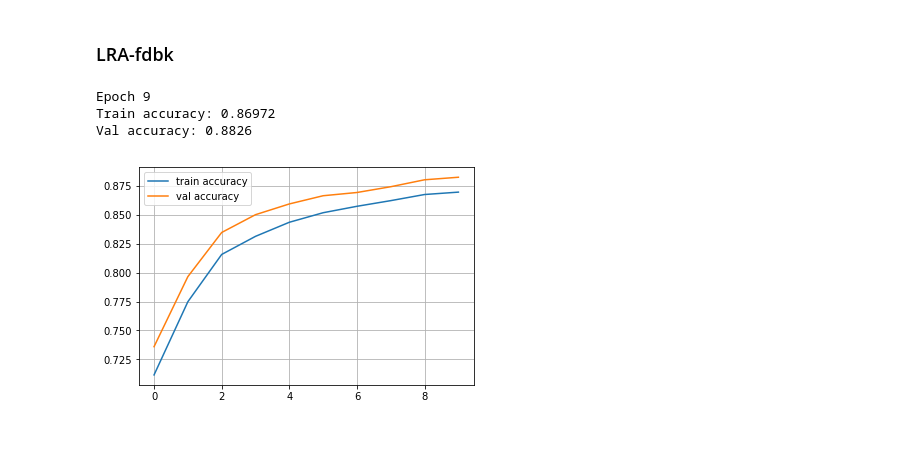
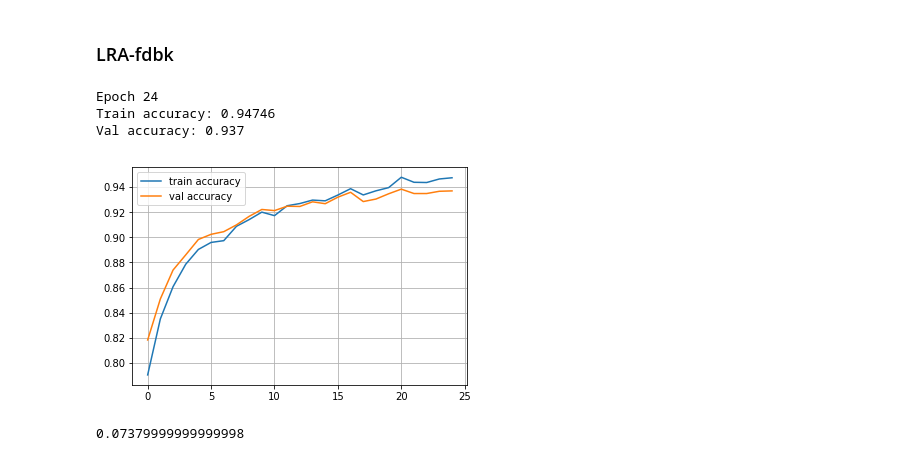
Before and after one commit to numb3r33/mltudes, a Jupyter notebook: ipynb/LRA/LRA-fdbk.ipynb, the cells around one changed output. Saved outputs shown, nothing was run; the diff lists cells and outputs as text; code cells hidden in the pictures.

```diff
--- a/ipynb/LRA/LRA-fdbk.ipynb
+++ b/ipynb/LRA/LRA-fdbk.ipynb
@@ -6,3 +6,6 @@ print(torch.__version__)
 np.random.seed(42)
 # %% [output]
 0.4.1
+# %%
+device = 'cuda' if torch.cuda.is_available() else 'cpu'
+print(device)
@@ -64,9 +70,9 @@ for i in range(4):
 # %% [output]
 [figure]
 # %%
-X_train = torch.from_numpy(X_train).float().to('cuda')
-X_val   = torch.from_numpy(X_val).float().to('cuda')
-X_test  = torch.from_numpy(X_test).float().to('cuda')
+X_train = torch.from_numpy(X_train).float().to(device)
+X_val   = torch.from_numpy(X_val).float().to(device)
+X_test  = torch.from_numpy(X_test).float().to(device)
 # %%
 def forward(network, X):
     activations = []
@@ -125,7 +131,7 @@ def train(network, X, y):
     y_l_z       = z_l.copy()
     z_l_hat     = z_l.copy()
 
-    y_l_z       = z_l.copy() + [torch.from_numpy(y).long().to('cuda')]
+    y_l_z       = z_l.copy() + [torch.from_numpy(y).long().to(device)]
 
     W_grads     = []
     b_grads     = []
@@ -145,7 +151,6 @@ def train(network, X, y):
 
             # final layer negative log likelihood loss
             loss = torch.functional.F.nll_loss(scores, y_l_z[layer])
-#             print('Loss at layer : {} is: {}'.format(layer, loss))
 
             # dL / dz
             m    = y_l_z[layer - 1].shape[0]
@@ -164,18 +169,13 @@ def train(network, X, y):
             # lth layer
             mse_loss = torch.nn.MSELoss()
             loss     = mse_loss(z_l[layer], y_l_z[layer].float())
-#             print('Loss at layer : {} is: {}'.format(layer, loss))
 
-            # dL / dz
-            grad  = 2 * (z_l[layer] - y_l_z[layer]) * z_l[layer]
-
-            # dL / dh = dl / dz * dz / dh
-            grad  = grad * (1 - z_l[layer] ** 2) * 1.7159
-
-            # dL / dW, dL / db
-            W_l_grad = normalize(torch.matmul(torch.transpose(z_l[layer - 1], -1, 0), grad), c1)
+            # dL / dw, dL / db
+            grad      = 2 * (y_l_z[layer] - z_l[layer]) * (torch.tanh(h_l[layer - 1]) ** 2 - 1) * 1.7159
+            W_l_grad  = torch.matmul(torch.transpose(z_l[layer - 1], -1, 0), grad) / len(z_l[layer])
+            W_l_grad = normalize(W_l_grad, c1)
             b_l_grad = normalize(torch.matmul(torch.transpose(grad, -1, 0),
-                                              torch.ones(y_l_z[layer].shape[0], 1, device='cuda').float()).flatten(), c1)
+                                              torch.ones(y_l_z[layer].shape[0], 1, device=device).float()).flatten(), c1) / len(z_l[layer])
 
             W_grads.append(W_l_grad)
             b_grads.append(b_l_grad)
@@ -212,36 +212,47 @@ network.append(Dense(X_train.shape[1], 128))
 network.append(LecunTanh())
 network.append(Dense(128, 128))
 network.append(LecunTanh())
+network.append(Dense(128, 128))
+network.append(LecunTanh())
+network.append(Dense(128, 128))
+network.append(LecunTanh())
 network.append(Dense(128, 10))
 # %%
-for epoch in range(10):
+for epoch in range(25):
     batch_count = 0
 
-    for x_batch,y_batch in iterate_minibatches(X_train, y_train, batchsize=32, shuffle=True):
+#     print(network[2].weights[:, :10])
+
+    for x_batch,y_batch in iterate_minibatches(X_train, y_train, batchsize=50, shuffle=True):
         W_grads, b_grads = train(network, x_batch, y_batch)
         layer    = 0
 
         for l in range(2, len(network), 2):
             network[l].update(W_grads[layer], b_grads[layer])
             layer += 1
 
-    print()
-    print(network[-1].weights[:10])
+#     print(network[2].weights[:, :10])
 
+#     print()
     train_log.append(np.mean(predict(network, X_train) == y_train))
     val_log.append(np.mean(predict(network, X_val) == y_val))
 
     clear_output()
     print("Epoch",epoch)
     print("Train accuracy:",train_log[-1])
     print("Val accuracy:",val_log[-1])
     plt.plot(train_log,label='train accuracy')
     plt.plot(val_log,label='val accuracy')
     plt.legend(loc='best')
     plt.grid()
     plt.show()
 # %% [output]
-Epoch 9
-Train accuracy: 0.86972
-Val accuracy: 0.8826
+Epoch 24
+Train accuracy: 0.94746
+Val accuracy: 0.937
-[figure, old version]
+[figure, new version]
+# %%
+# performance on test set
+1 - np.mean(predict(network, X_test) == y_test)
+# %% [output]
+0.07379999999999998
```
Also changed, not shown: parts of 3 cells of this notebook.
